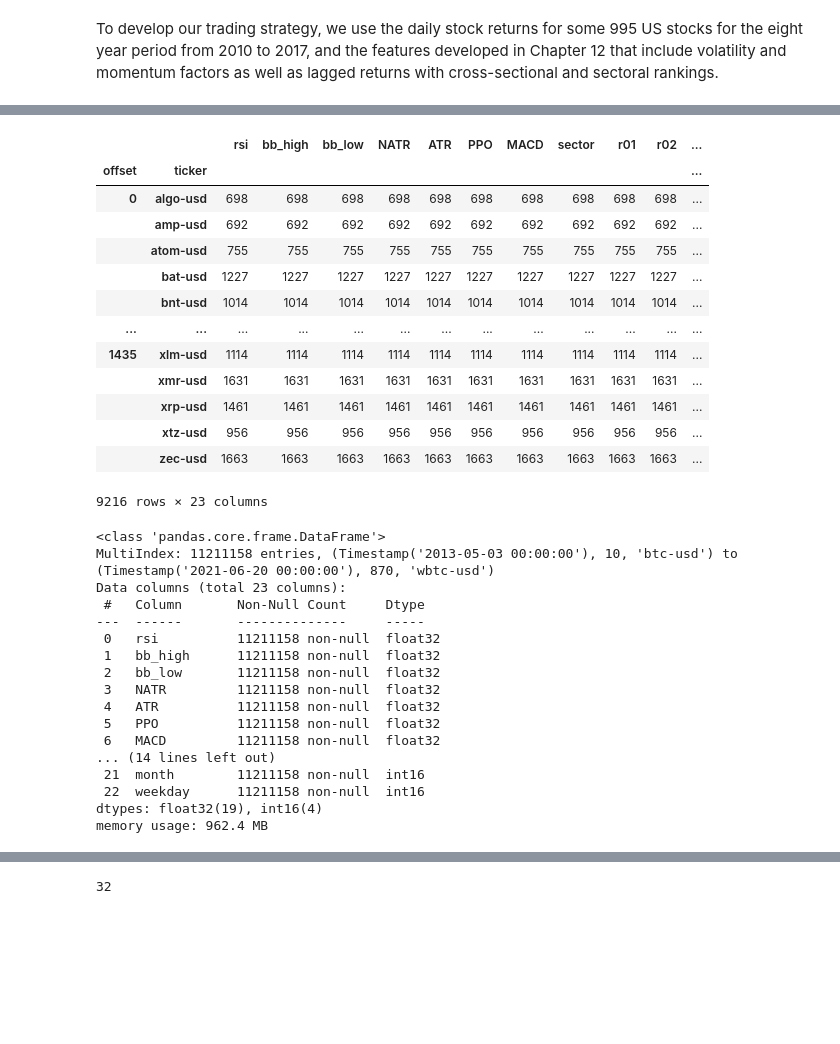
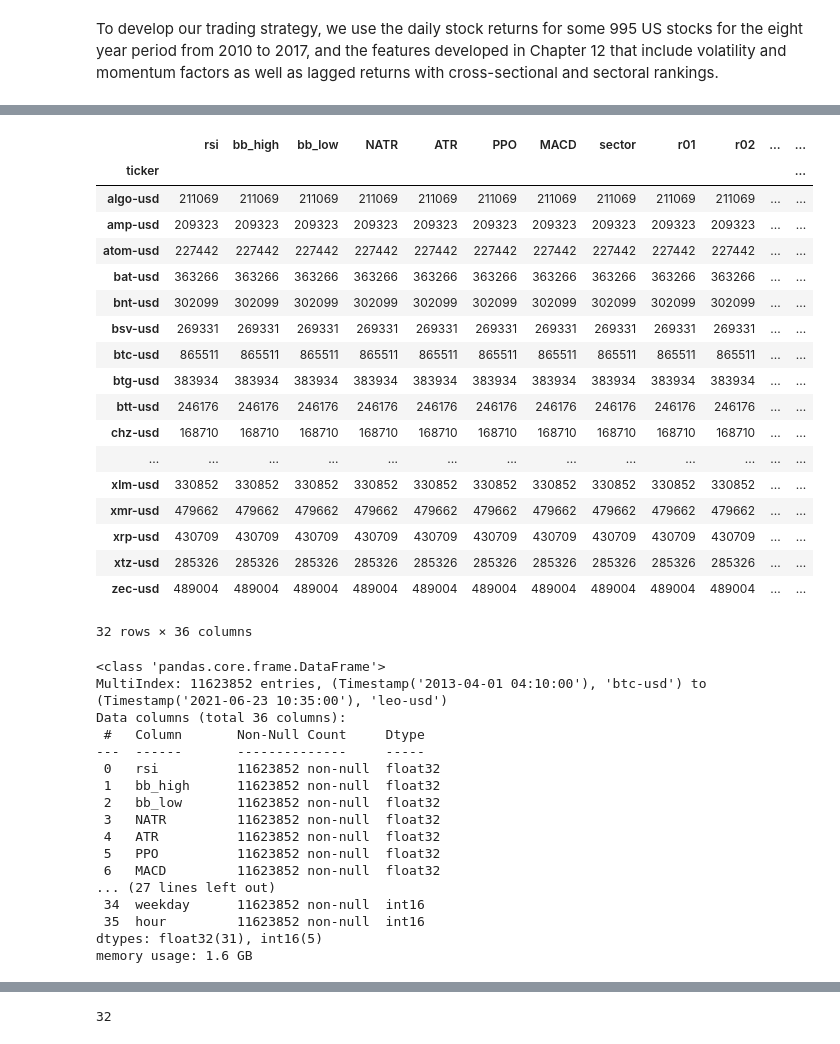
Before and after one commit to jensakut/machine-learning-for-trading, a Jupyter notebook: 17_deep_learning/04_optimizing_a_NN_architecture_for_trading.ipynb, the cells around one changed output, grey strips where cells are left out. Drawn from its saved outputs; the diff is of its cells as text; code cells hidden in the pictures; blank space fills up the shorter version.

```diff
--- a/17_deep_learning/04_optimizing_a_NN_architecture_for_trading.ipynb
+++ b/17_deep_learning/04_optimizing_a_NN_architecture_for_trading.ipynb
@@ -53,7 +53,7 @@ np.random.seed(42)
 sns.set_style('whitegrid')
 idx = pd.IndexSlice
 # %%
-results_path = Path('results_D_144_ncut_1yrs')
+results_path = Path('results_5Min_ncut_1obsy_lbackfac_1')
 if not results_path.exists():
     results_path.mkdir()
 
@@ -63,7 +63,7 @@ checkpoint_path = results_path / 'logs'
 # %% [markdown]
 To develop our trading strategy, we use the daily stock returns for some 995 US stocks for the eight year period from 2010 to 2017, and the features developed in Chapter 12 that include volatility and momentum factors as well as lagged returns with cross-sectional and sectoral rankings.
 # %%
-multiindex_cols = ['date', 'offset', 'ticker']
+multiindex_cols = ['date', 'ticker']
 data_path = results_path / 'data.ftr'
 data = pd.read_feather(data_path).sort_index().set_index(multiindex_cols)
 data
@@ -85,41 +85,46 @@ data
 # %%
-group_levels = ['offset', 'ticker']
+group_levels = ['ticker']
 data.groupby(group_levels).count()
 # %% [output]
-|  |  | rsi | bb_high | bb_low | NATR | ATR | PPO | MACD | sector | r01 | r02 | ... |
-| offset | ticker |  |  |  |  |  |  |  |  |  |  | ... |
-| 0 | algo-usd | 698 | 698 | 698 | 698 | 698 | 698 | 698 | 698 | 698 | 698 | ... |
-|  | amp-usd | 692 | 692 | 692 | 692 | 692 | 692 | 692 | 692 | 692 | 692 | ... |
-|  | atom-usd | 755 | 755 | 755 | 755 | 755 | 755 | 755 | 755 | 755 | 755 | ... |
-|  | bat-usd | 1227 | 1227 | 1227 | 1227 | 1227 | 1227 | 1227 | 1227 | 1227 | 1227 | ... |
-|  | bnt-usd | 1014 | 1014 | 1014 | 1014 | 1014 | 1014 | 1014 | 1014 | 1014 | 1014 | ... |
+|  | rsi | bb_high | bb_low | NATR | ATR | PPO | MACD | sector | r01 | r02 | ... | ... |
+| ticker |  |  |  |  |  |  |  |  |  |  |  | ... |
+| algo-usd | 211069 | 211069 | 211069 | 211069 | 211069 | 211069 | 211069 | 211069 | 211069 | 211069 | ... | ... |
+| amp-usd | 209323 | 209323 | 209323 | 209323 | 209323 | 209323 | 209323 | 209323 | 209323 | 209323 | ... | ... |
+| atom-usd | 227442 | 227442 | 227442 | 227442 | 227442 | 227442 | 227442 | 227442 | 227442 | 227442 | ... | ... |
+| bat-usd | 363266 | 363266 | 363266 | 363266 | 363266 | 363266 | 363266 | 363266 | 363266 | 363266 | ... | ... |
+| bnt-usd | 302099 | 302099 | 302099 | 302099 | 302099 | 302099 | 302099 | 302099 | 302099 | 302099 | ... | ... |
+| bsv-usd | 269331 | 269331 | 269331 | 269331 | 269331 | 269331 | 269331 | 269331 | 269331 | 269331 | ... | ... |
+| btc-usd | 865511 | 865511 | 865511 | 865511 | 865511 | 865511 | 865511 | 865511 | 865511 | 865511 | ... | ... |
+| btg-usd | 383934 | 383934 | 383934 | 383934 | 383934 | 383934 | 383934 | 383934 | 383934 | 383934 | ... | ... |
+| btt-usd | 246176 | 246176 | 246176 | 246176 | 246176 | 246176 | 246176 | 246176 | 246176 | 246176 | ... | ... |
+| chz-usd | 168710 | 168710 | 168710 | 168710 | 168710 | 168710 | 168710 | 168710 | 168710 | 168710 | ... | ... |
 | ... | ... | ... | ... | ... | ... | ... | ... | ... | ... | ... | ... | ... |
-| 1435 | xlm-usd | 1114 | 1114 | 1114 | 1114 | 1114 | 1114 | 1114 | 1114 | 1114 | 1114 | ... |
-|  | xmr-usd | 1631 | 1631 | 1631 | 1631 | 1631 | 1631 | 1631 | 1631 | 1631 | 1631 | ... |
-|  | xrp-usd | 1461 | 1461 | 1461 | 1461 | 1461 | 1461 | 1461 | 1461 | 1461 | 1461 | ... |
-|  | xtz-usd | 956 | 956 | 956 | 956 | 956 | 956 | 956 | 956 | 956 | 956 | ... |
-|  | zec-usd | 1663 | 1663 | 1663 | 1663 | 1663 | 1663 | 1663 | 1663 | 1663 | 1663 | ... |
+| xlm-usd | 330852 | 330852 | 330852 | 330852 | 330852 | 330852 | 330852 | 330852 | 330852 | 330852 | ... | ... |
+| xmr-usd | 479662 | 479662 | 479662 | 479662 | 479662 | 479662 | 479662 | 479662 | 479662 | 479662 | ... | ... |
+| xrp-usd | 430709 | 430709 | 430709 | 430709 | 430709 | 430709 | 430709 | 430709 | 430709 | 430709 | ... | ... |
+| xtz-usd | 285326 | 285326 | 285326 | 285326 | 285326 | 285326 | 285326 | 285326 | 285326 | 285326 | ... | ... |
+| zec-usd | 489004 | 489004 | 489004 | 489004 | 489004 | 489004 | 489004 | 489004 | 489004 | 489004 | ... | ... |
-9216 rows × 23 columns
+32 rows × 36 columns
 # %%
 data.info(show_counts=True)
 # %% [output]
 <class 'pandas.core.frame.DataFrame'>
-MultiIndex: 11211158 entries, (Timestamp('2013-05-03 00:00:00'), 10, 'btc-usd') to (Timestamp('2021-06-20 00:00:00'), 870, 'wbtc-usd')
-Data columns (total 23 columns):
+MultiIndex: 11623852 entries, (Timestamp('2013-04-01 04:10:00'), 'btc-usd') to (Timestamp('2021-06-23 10:35:00'), 'leo-usd')
+Data columns (total 36 columns):
  #   Column       Non-Null Count     Dtype
 ---  ------       --------------     -----
- 0   rsi          11211158 non-null  float32
- 1   bb_high      11211158 non-null  float32
- 2   bb_low       11211158 non-null  float32
- 3   NATR         11211158 non-null  float32
- 4   ATR          11211158 non-null  float32
- 5   PPO          11211158 non-null  float32
- 6   MACD         11211158 non-null  float32
-... (14 lines left out)
- 21  month        11211158 non-null  int16
- 22  weekday      11211158 non-null  int16
-dtypes: float32(19), int16(4)
-memory usage: 962.4 MB
+ 0   rsi          11623852 non-null  float32
+ 1   bb_high      11623852 non-null  float32
+ 2   bb_low       11623852 non-null  float32
+ 3   NATR         11623852 non-null  float32
+ 4   ATR          11623852 non-null  float32
+ 5   PPO          11623852 non-null  float32
+ 6   MACD         11623852 non-null  float32
+... (27 lines left out)
+ 34  weekday      11623852 non-null  int16
+ 35  hour         11623852 non-null  int16
+dtypes: float32(31), int16(5)
+memory usage: 1.6 GB
 # %%
 dates= data.index.get_level_values('date')
 dates.min(), dates.max()
```
Also changed, not shown: parts of 37 cells of this notebook, 14 other files.
